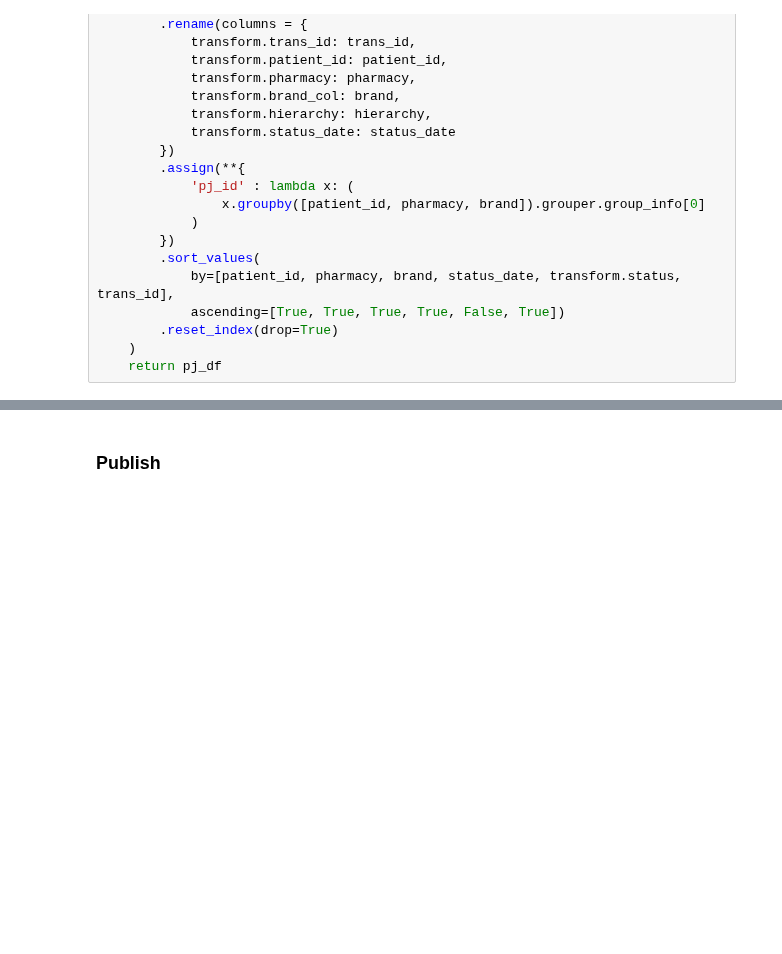
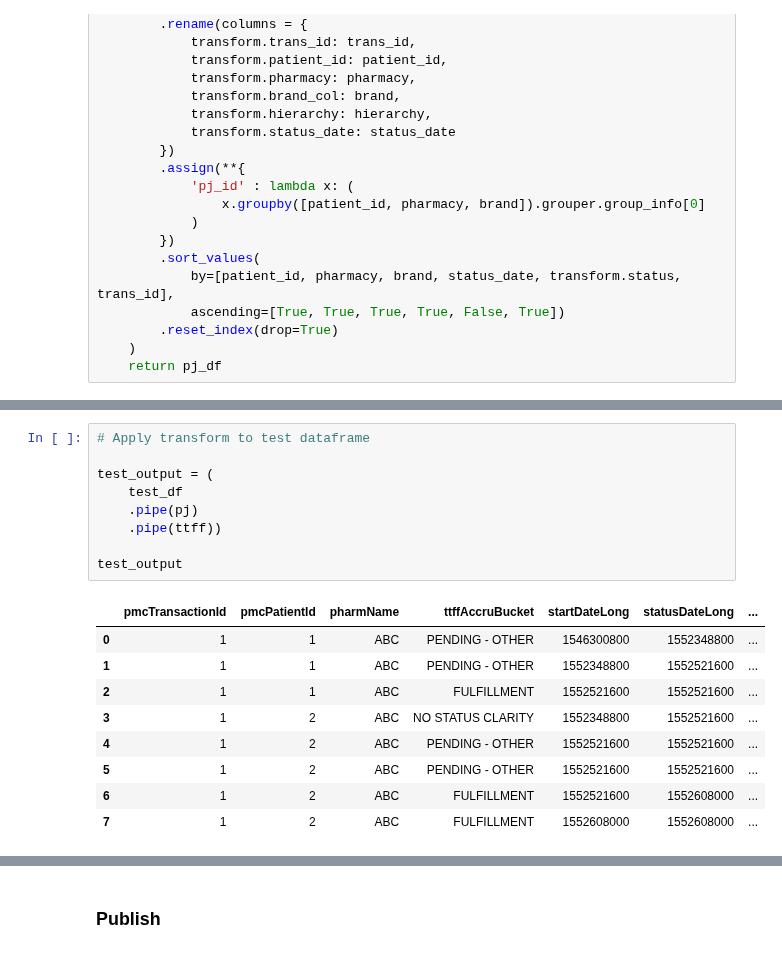
Before and after one commit to RyanAdalbert/s3parq, a Jupyter notebook: transforms/metrics_ttff.ipynb, the cells around one changed output, grey strips where cells are left out. Drawn from its saved outputs; the diff is of its cells as text; blank space fills up the shorter version.

```diff
--- a/transforms/metrics_ttff.ipynb
+++ b/transforms/metrics_ttff.ipynb
@@ -586,0 +576,19 @@ def transform_kpi_calculations_ttff(df: pd.DataFrame,  cols, statuses, table_col
+# %%
+# Apply transform to test dataframe
+
+test_output = (
+    test_df
+    .pipe(pj)
+    .pipe(ttff))
+
+test_output
+# %% [output]
+|  | pmcTransactionId | pmcPatientId | pharmName | ttffAccruBucket | startDateLong | statusDateLong | ... |
+| 0 | 1 | 1 | ABC | PENDING - OTHER | 1546300800 | 1552348800 | ... |
+| 1 | 1 | 1 | ABC | PENDING - OTHER | 1552348800 | 1552521600 | ... |
+| 2 | 1 | 1 | ABC | FULFILLMENT | 1552521600 | 1552521600 | ... |
+| 3 | 1 | 2 | ABC | NO STATUS CLARITY | 1552348800 | 1552521600 | ... |
+| 4 | 1 | 2 | ABC | PENDING - OTHER | 1552521600 | 1552521600 | ... |
+| 5 | 1 | 2 | ABC | PENDING - OTHER | 1552521600 | 1552521600 | ... |
+| 6 | 1 | 2 | ABC | FULFILLMENT | 1552521600 | 1552608000 | ... |
+| 7 | 1 | 2 | ABC | FULFILLMENT | 1552608000 | 1552608000 | ... |
```
Also changed, not shown: parts of 14 cells of this notebook.
